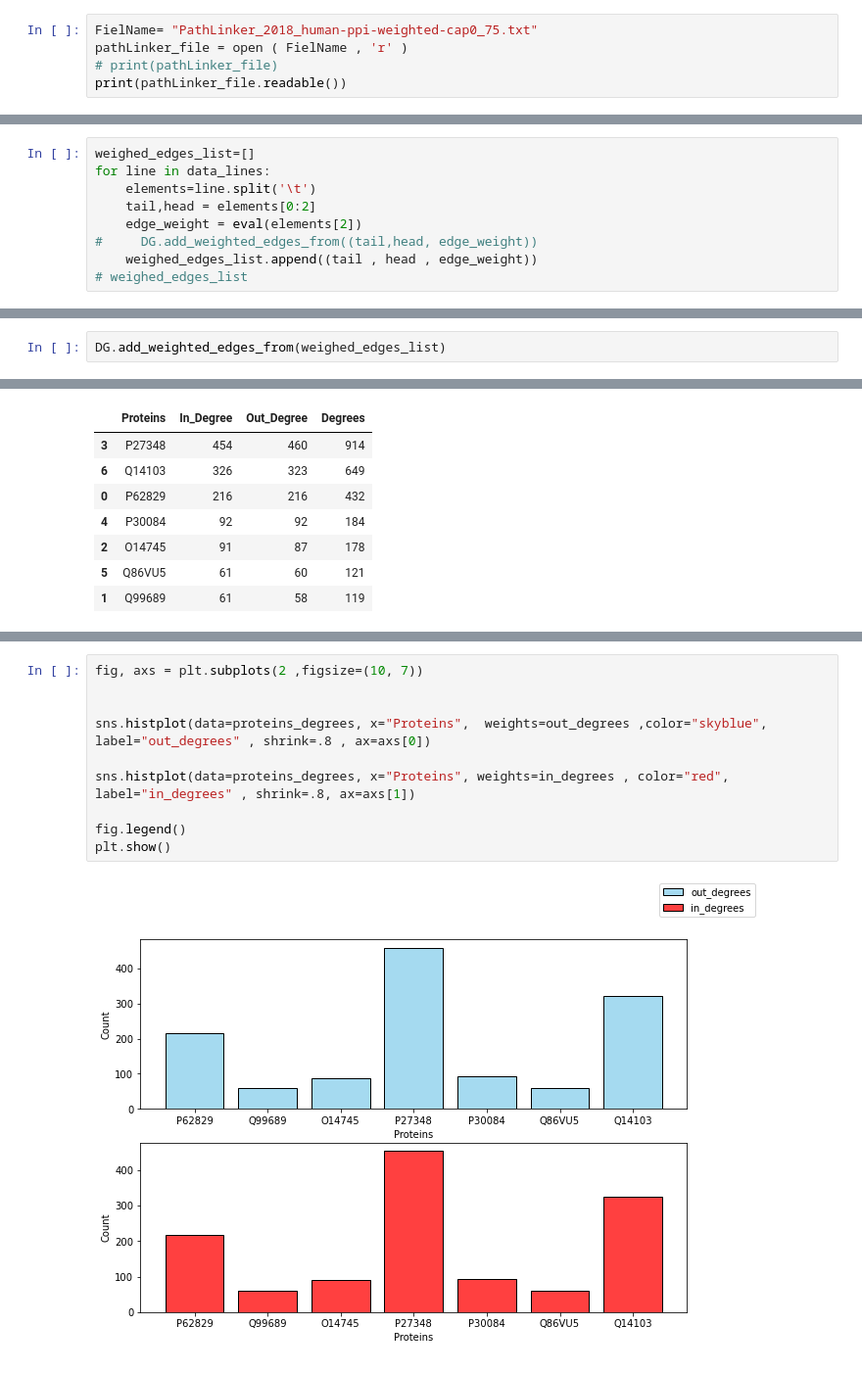
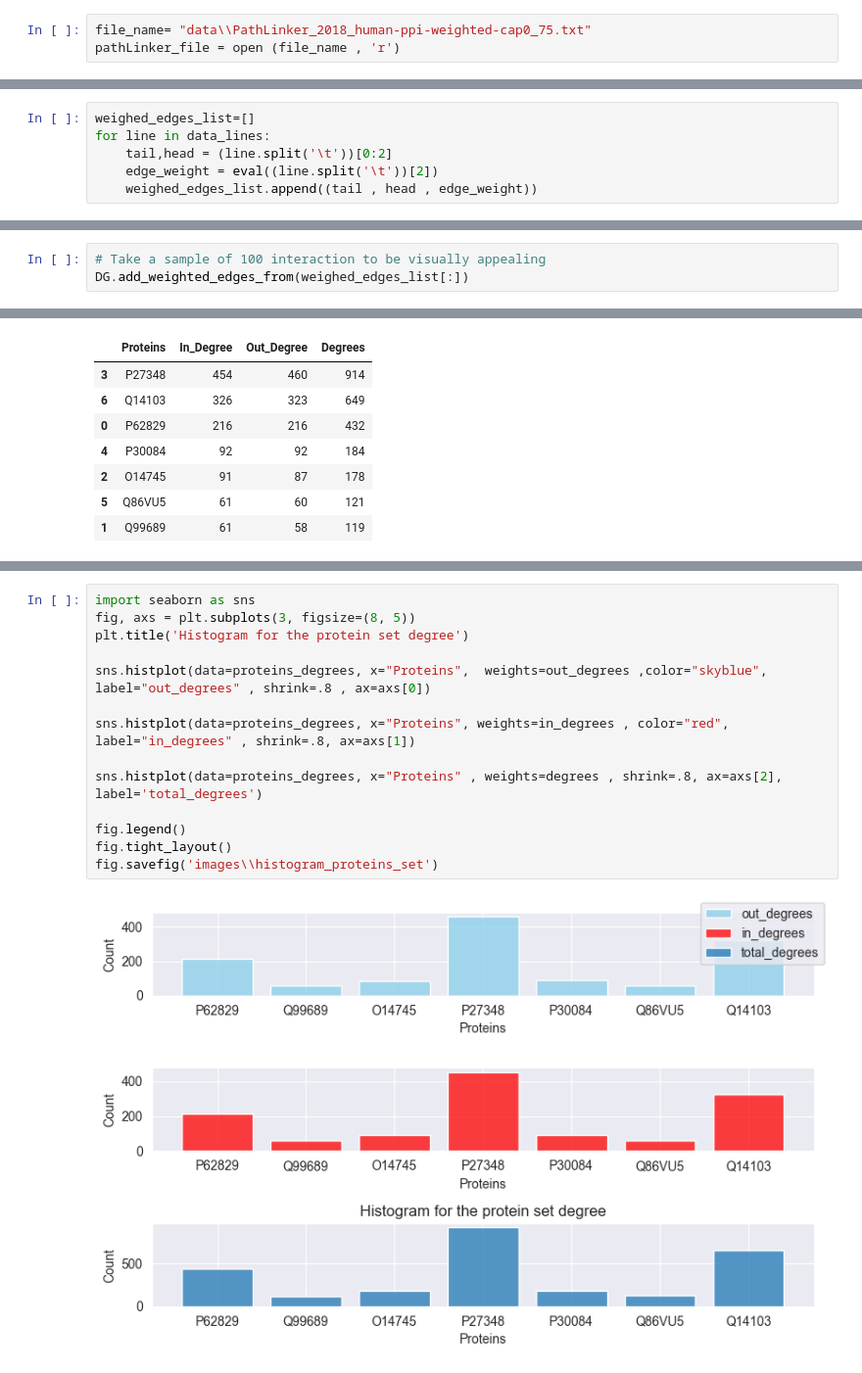
Before and after one commit to mahmoud1yaser/Computational-Analysis-Biological-Networks, a Jupyter notebook: Biological_Network.ipynb, the cells around one changed output, grey strips where cells are left out. Shown: that part at 98% size. Saved outputs shown, nothing was run; the diff lists cells and outputs as text.

```diff
--- a/Biological_Network.ipynb
+++ b/Biological_Network.ipynb
@@ -16,5 +15,3 @@ from bioservices import UniProt
 # %%
-FielName= "PathLinker_2018_human-ppi-weighted-cap0_75.txt"
-pathLinker_file = open ( FielName , 'r' )
-# print(pathLinker_file)
-print(pathLinker_file.readable())
+file_name= "data\\PathLinker_2018_human-ppi-weighted-cap0_75.txt"
+pathLinker_file = open (file_name , 'r')
@@ -46,9 +31,6 @@ len(data_lines)
 # %%
 weighed_edges_list=[]
 for line in data_lines:
-    elements=line.split('\t')
-    tail,head = elements[0:2]
-    edge_weight = eval(elements[2])
-#     DG.add_weighted_edges_from((tail,head, edge_weight))
+    tail,head = (line.split('\t'))[0:2]
+    edge_weight = eval((line.split('\t'))[2])
     weighed_edges_list.append((tail , head , edge_weight))
-# weighed_edges_list
@@ -95,4 +82,2 @@ print(len(unique_heads))
 # %%
 DG = nx.DiGraph()
-# %%
-DG.add_weighted_edges_from(weighed_edges_list)
@@ -106 +84,4 @@ DG.add_weighted_edges_from(weighed_edges_list)
+# %%
+# Take a sample of 100 interaction to be visually appealing
+DG.add_weighted_edges_from(weighed_edges_list[:])
 # %% [markdown]
@@ -332,12 +300,16 @@ plt.show()
 # %%
-fig, axs = plt.subplots(2 ,figsize=(10, 7))
-
+import seaborn as sns
+fig, axs = plt.subplots(3, figsize=(8, 5))
+plt.title('Histogram for the protein set degree')
 
 sns.histplot(data=proteins_degrees, x="Proteins",  weights=out_degrees ,color="skyblue", label="out_degrees" , shrink=.8 , ax=axs[0])
 
 sns.histplot(data=proteins_degrees, x="Proteins", weights=in_degrees , color="red", label="in_degrees" , shrink=.8, ax=axs[1])
 
+sns.histplot(data=proteins_degrees, x="Proteins" , weights=degrees , shrink=.8, ax=axs[2], label='total_degrees')
+
 fig.legend()
-plt.show()
+fig.tight_layout()
+fig.savefig('images\\histogram_proteins_set')
 # %% [output]
-[figure, old version]
+[figure, new version]
```
Also changed, not shown: parts of 63 cells of this notebook, 13 other files.
